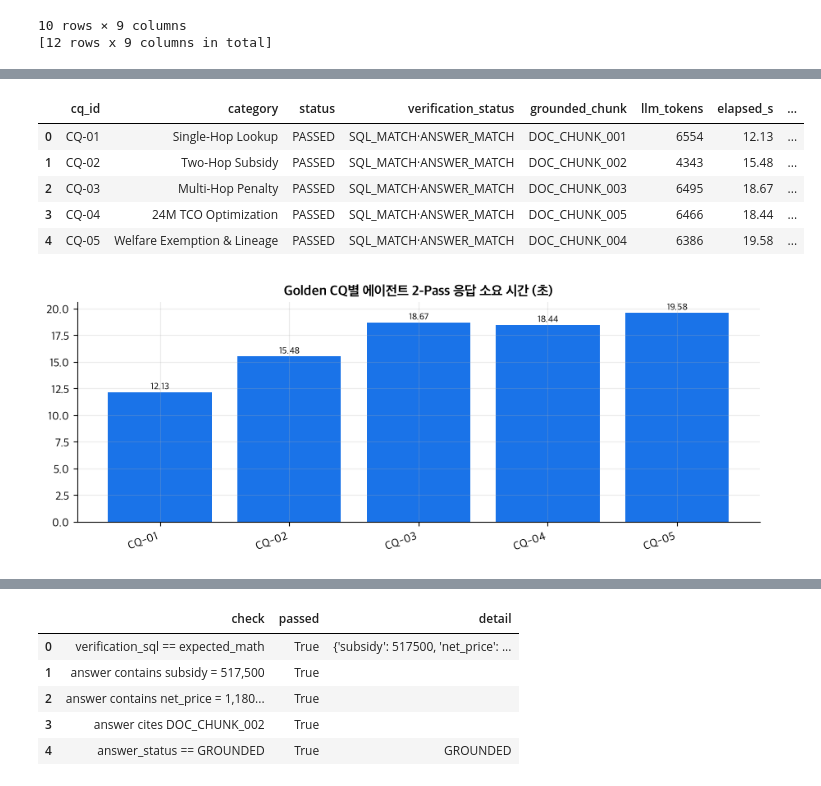
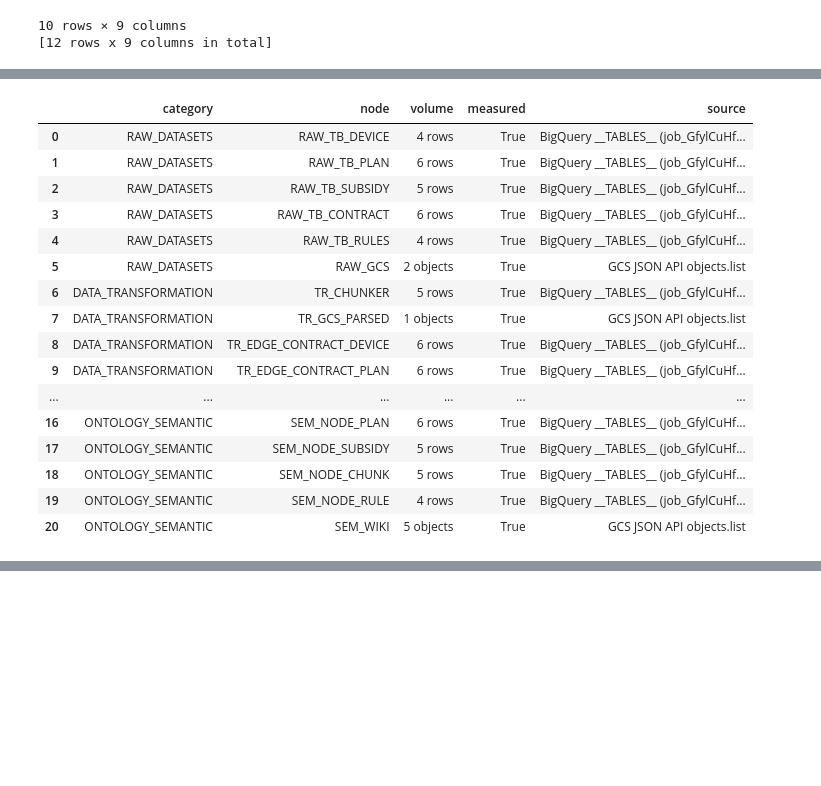
Before and after one commit to seanjungG/agentic-ontology-starter, a Jupyter notebook: notebooks/ko/stage5_lineage_and_evaluation_ko.ipynb, the cells around one changed output, grey strips where cells are left out. Drawn from its saved outputs; the diff is of its cells as text; code cells hidden in the pictures; blank space fills up the shorter version.

```diff
--- a/notebooks/ko/stage5_lineage_and_evaluation_ko.ipynb
+++ b/notebooks/ko/stage5_lineage_and_evaluation_ko.ipynb
@@ -91,11 +91,11 @@ H.draw_graph(lnodes, ledges,
 # %%
-df_cq = pd.DataFrame(cq_rep["test_results"])
-H.md(f"**Golden CQ Benchmark `{cq_rep['benchmark_id']}`** · Evaluated `{cq_rep['evaluated_at']}` · Model `{cq_rep['model']}` · Passed **`{cq_rep['passed']}/{cq_rep['total_cqs']} ({cq_rep['accuracy_rate']}%)`**")
-H.show(df_cq, ["cq_id", "category", "status", "verification_status", "grounded_chunk", "llm_tokens", "elapsed_s", "verification_job_id"])
-H.bar(df_cq, "cq_id", "elapsed_s", H.t("Golden CQ별 에이전트 2-Pass 응답 소요 시간 (초)", "Golden CQ Agent 2-Pass Elapsed Time (s)"), fmt="{:.2f}")
-
-cqs = H.read_json("data/input/04_cq/golden_competency_questions.json")
-res_cq2, df_chk = H.recheck_cq(cqs[1], agent)
-H.show_agent(res_cq2, title=H.t("실시간 재검증 (Live Re-Audit): CQ-02", "Live Re-Audit: CQ-02"))
-H.show(df_chk)
+from src.lineage.lineage_engine import LineageEngine
+lg = LineageEngine(str(H.ROOT / "config" / "lineage_spec.json"), {
+    "project_id": server.project_id, "fq": server.fq, "dataset_id": server.fq.split(".", 1)[1],
+    "bucket": server.gcs_bucket, "model": agent.model_name,
+    "spanner_instance": server.spanner_instance_id, "spanner_database": server.spanner_database_id}).build_graph()
+H.md(f"**nodes `{lg['stats']['total_nodes']}` · edges `{lg['stats']['total_edges']}` · categories `{lg['stats']['total_categories']}` · "
+     f"measured `{lg['metadata']['live_nodes']}/{lg['metadata']['bq_nodes']}` · errors `{lg['metadata']['bq_error'] or 0}`**")
+H.show(pd.DataFrame([{"category": n["cat"], "node": n["id"], "volume": n["volume_en"], "measured": n["live"], "source": n["live_src"]}
+                     for n in lg["nodes"] if n["live_src"]]))
 # %% [output]
@@ -103,7 +103,17 @@ H.show(df_chk)
-|  | cq_id | category | status | verification_status | grounded_chunk | llm_tokens | elapsed_s | ... |
-| 0 | CQ-01 | Single-Hop Lookup | PASSED | SQL_MATCH·ANSWER_MATCH | DOC_CHUNK_001 | 6554 | 12.13 | ... |
-| 1 | CQ-02 | Two-Hop Subsidy | PASSED | SQL_MATCH·ANSWER_MATCH | DOC_CHUNK_002 | 4343 | 15.48 | ... |
-| 2 | CQ-03 | Multi-Hop Penalty | PASSED | SQL_MATCH·ANSWER_MATCH | DOC_CHUNK_003 | 6495 | 18.67 | ... |
-| 3 | CQ-04 | 24M TCO Optimization | PASSED | SQL_MATCH·ANSWER_MATCH | DOC_CHUNK_005 | 6466 | 18.44 | ... |
-| 4 | CQ-05 | Welfare Exemption & Lineage | PASSED | SQL_MATCH·ANSWER_MATCH | DOC_CHUNK_004 | 6386 | 19.58 | ... |
+|  | category | node | volume | measured | source |
+| 0 | RAW_DATASETS | RAW_TB_DEVICE | 4 rows | True | BigQuery __TABLES__ (job_GfylCuHf... |
+| 1 | RAW_DATASETS | RAW_TB_PLAN | 6 rows | True | BigQuery __TABLES__ (job_GfylCuHf... |
+| 2 | RAW_DATASETS | RAW_TB_SUBSIDY | 5 rows | True | BigQuery __TABLES__ (job_GfylCuHf... |
+| 3 | RAW_DATASETS | RAW_TB_CONTRACT | 6 rows | True | BigQuery __TABLES__ (job_GfylCuHf... |
+| 4 | RAW_DATASETS | RAW_TB_RULES | 4 rows | True | BigQuery __TABLES__ (job_GfylCuHf... |
+| 5 | RAW_DATASETS | RAW_GCS | 2 objects | True | GCS JSON API objects.list |
+| 6 | DATA_TRANSFORMATION | TR_CHUNKER | 5 rows | True | BigQuery __TABLES__ (job_GfylCuHf... |
+| 7 | DATA_TRANSFORMATION | TR_GCS_PARSED | 1 objects | True | GCS JSON API objects.list |
+| 8 | DATA_TRANSFORMATION | TR_EDGE_CONTRACT_DEVICE | 6 rows | True | BigQuery __TABLES__ (job_GfylCuHf... |
+| 9 | DATA_TRANSFORMATION | TR_EDGE_CONTRACT_PLAN | 6 rows | True | BigQuery __TABLES__ (job_GfylCuHf... |
+| ... | ... | ... | ... | ... | ... |
+| 16 | ONTOLOGY_SEMANTIC | SEM_NODE_PLAN | 6 rows | True | BigQuery __TABLES__ (job_GfylCuHf... |
+| 17 | ONTOLOGY_SEMANTIC | SEM_NODE_SUBSIDY | 5 rows | True | BigQuery __TABLES__ (job_GfylCuHf... |
+| 18 | ONTOLOGY_SEMANTIC | SEM_NODE_CHUNK | 5 rows | True | BigQuery __TABLES__ (job_GfylCuHf... |
+| 19 | ONTOLOGY_SEMANTIC | SEM_NODE_RULE | 4 rows | True | BigQuery __TABLES__ (job_GfylCuHf... |
+| 20 | ONTOLOGY_SEMANTIC | SEM_WIKI | 5 objects | True | GCS JSON API objects.list |
-[figure, removed]
@@ -169,7 +120 @@ ORDER BY g.device_name, g.monthly_fee_krw DESC, g.rule_id
-|  | check | passed | detail |
-| 0 | verification_sql == expected_math | True | {'subsidy': 517500, 'net_price': ... |
-| 1 | answer contains subsidy = 517,500 | True |  |
-| 2 | answer contains net_price = 1,180... | True |  |
-| 3 | answer cites DOC_CHUNK_002 | True |  |
-| 4 | answer_status == GROUNDED | True | GROUNDED |
 # %% [markdown]
```
Also changed, not shown: parts of 11 cells of this notebook, 48 other files.
